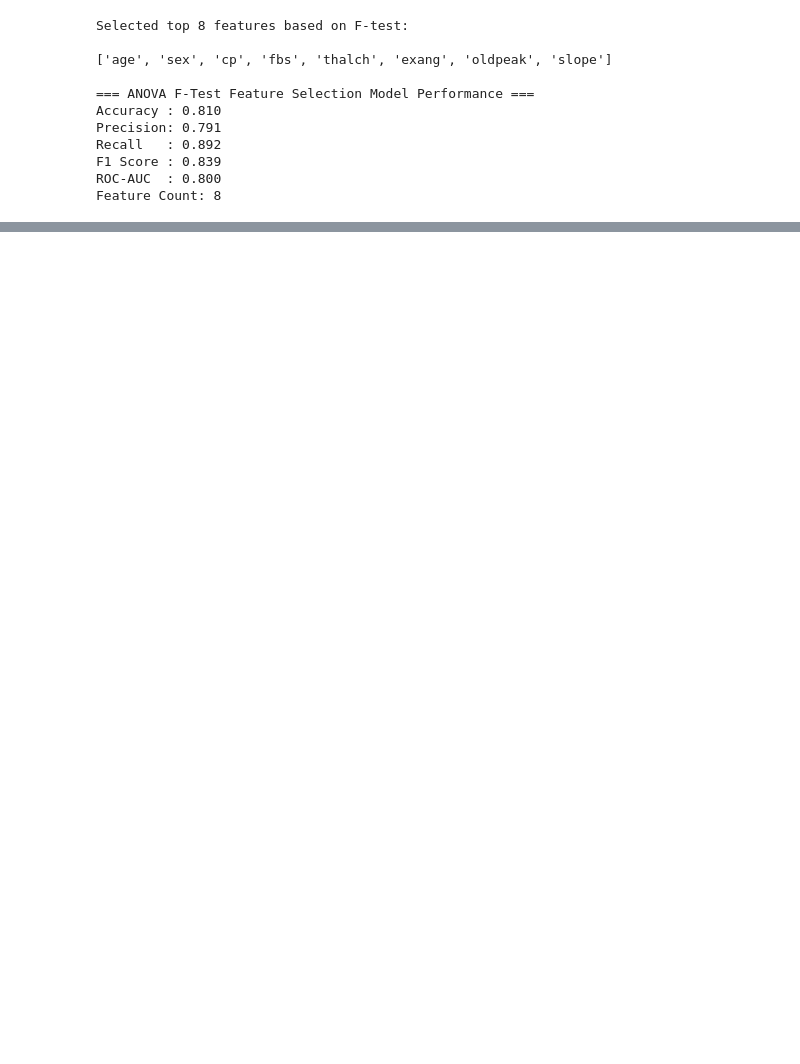
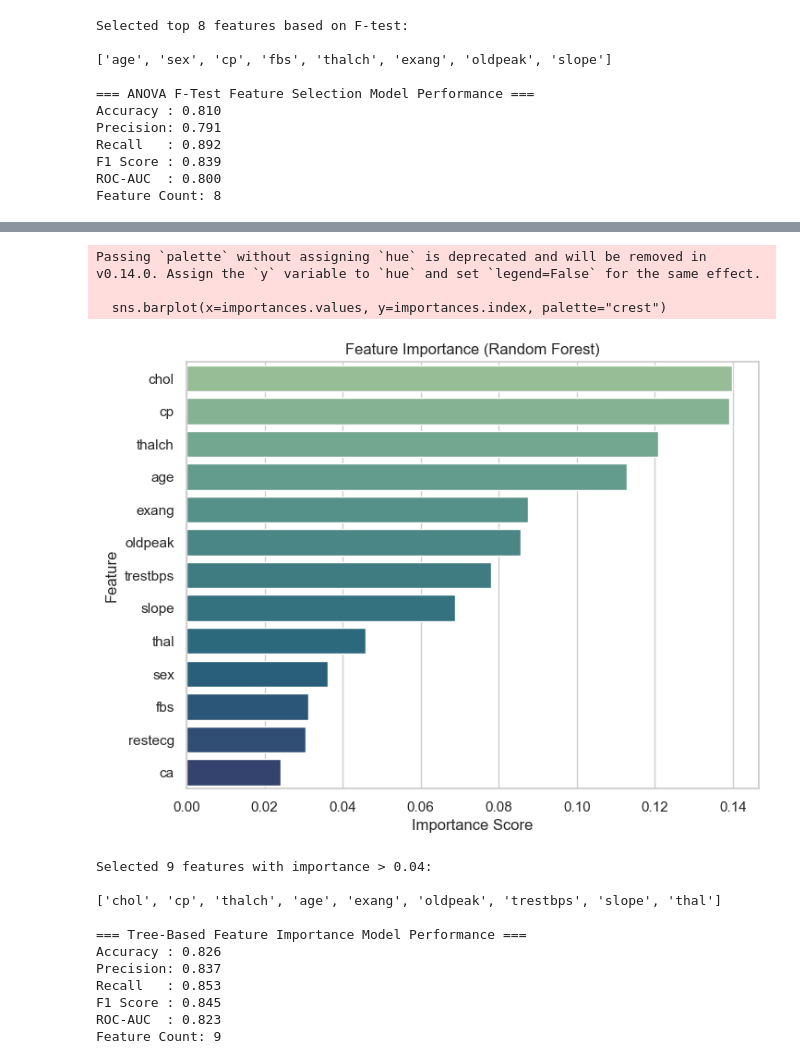
Before and after one commit to sriksven/MLOps_Submissions, a Jupyter notebook: Labs/Lab_10/Model_Developemet_Labs/Feature_Selection/feature_selection_assignment.ipynb, the cells around one changed output, grey strips where cells are left out. Drawn from its saved outputs; the diff is of its cells as text; code cells hidden in the pictures; blank space fills up the shorter version.

```diff
--- a/Labs/Lab_10/Model_Developemet_Labs/Feature_Selection/feature_selection_assignment.ipynb
+++ b/Labs/Lab_10/Model_Developemet_Labs/Feature_Selection/feature_selection_assignment.ipynb
@@ -342,0 +426,79 @@ Feature Count: 8
+# %%
+# ==========================================================
+# Embedded Method – Tree-Based Feature Importance + Automatic Logging
+# ==========================================================
+
+# Split and scale the data again
+X = df.drop("target", axis=1)
+y = df["target"]
+
+X_train, X_test, y_train, y_test = train_test_split(
+    X, y, test_size=0.2, stratify=y, random_state=42
+)
+
+scaler = StandardScaler().fit(X_train)
+X_train_scaled = scaler.transform(X_train)
+X_test_scaled = scaler.transform(X_test)
+
+# Train a Random Forest model
+rf = RandomForestClassifier(random_state=42)
+rf.fit(X_train_scaled, y_train)
+
+# Get feature importance values
+importances = pd.Series(rf.feature_importances_, index=X.columns)
+importances = importances.sort_values(ascending=False)
+
+# Plot feature importances
+plt.figure(figsize=(8,6))
+sns.barplot(x=importances.values, y=importances.index, palette="crest")
+plt.title("Feature Importance (Random Forest)")
+plt.xlabel("Importance Score")
+plt.ylabel("Feature")
+plt.show()
+
+# Select features with importance above a threshold
+threshold = 0.04
+selected_tree_features = importances[importances > threshold].index.tolist()
+
+print(f"Selected {len(selected_tree_features)} features with importance > {threshold}:\n")
+print(selected_tree_features)
+
+# Retrain model with only selected features
+X_train_sel = X_train[selected_tree_features]
+X_test_sel = X_test[selected_tree_features]
+
+scaler = StandardScaler().fit(X_train_sel)
+X_train_scaled = scaler.transform(X_train_sel)
+X_test_scaled = scaler.transform(X_test_sel)
+
+model = RandomForestClassifier(random_state=42)
+model.fit(X_train_scaled, y_train)
+y_pred = model.predict(X_test_scaled)
+
+# Evaluate
+print("\n=== Tree-Based Feature Importance Model Performance ===")
+print(f"Accuracy : {accuracy_score(y_test, y_pred):.3f}")
+print(f"Precision: {precision_score(y_test, y_pred):.3f}")
+print(f"Recall   : {recall_score(y_test, y_pred):.3f}")
+print(f"F1 Score : {f1_score(y_test, y_pred):.3f}")
+print(f"ROC-AUC  : {roc_auc_score(y_test, y_pred):.3f}")
+print(f"Feature Count: {len(selected_tree_features)}")
+
+# --- Record results for summary ---
+record_results("Tree-Based Importance", y_test, y_pred, len(selected_tree_features))
+# %% [output]
+Passing `palette` without assigning `hue` is deprecated and will be removed in v0.14.0. Assign the `y` variable to `hue` and set `legend=False` for the same effect.
+
+  sns.barplot(x=importances.values, y=importances.index, palette="crest")
+[figure, added]
+Selected 9 features with importance > 0.04:
+
+['chol', 'cp', 'thalch', 'age', 'exang', 'oldpeak', 'trestbps', 'slope', 'thal']
+
+=== Tree-Based Feature Importance Model Performance ===
+Accuracy : 0.826
+Precision: 0.837
+Recall   : 0.853
+F1 Score : 0.845
+ROC-AUC  : 0.823
+Feature Count: 9
```
Also changed, not shown: parts of 10 cells of this notebook.
